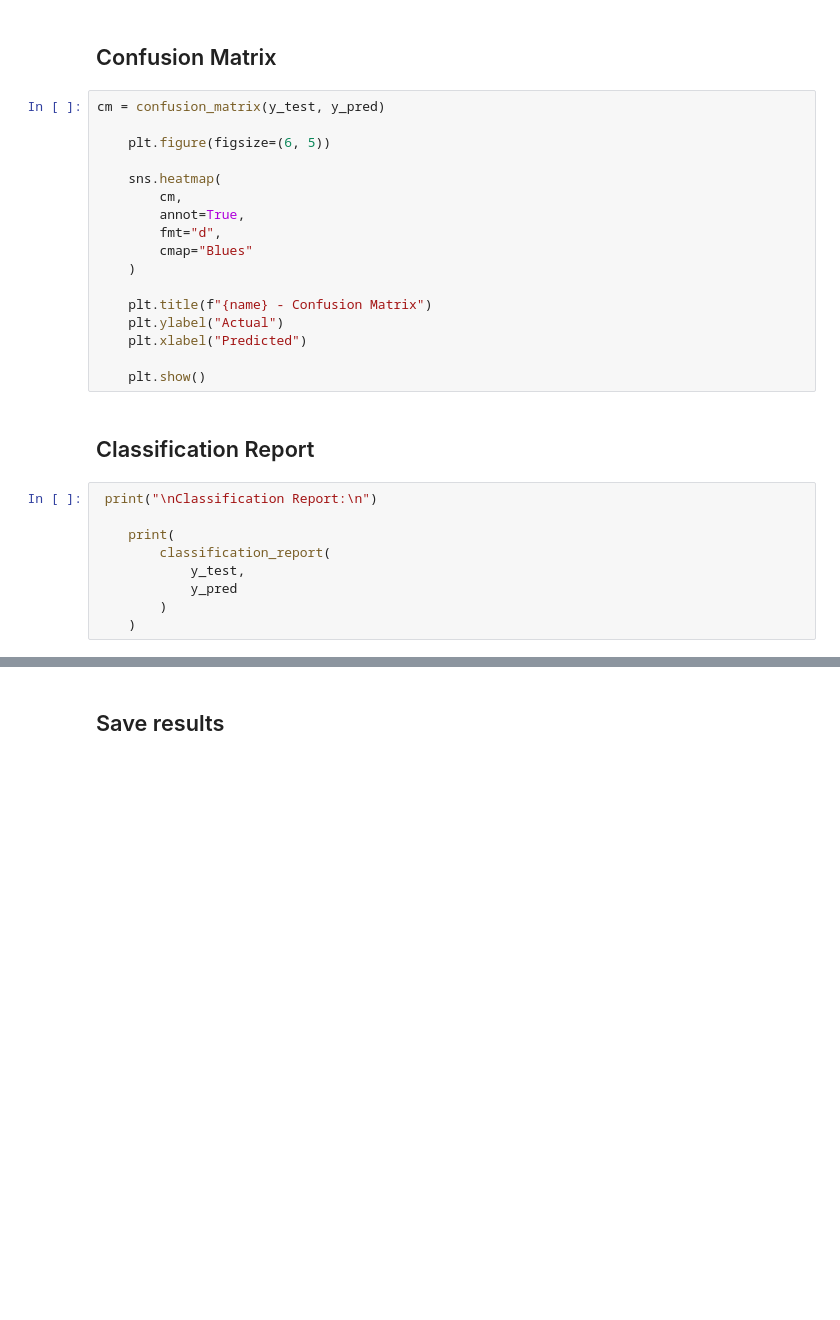
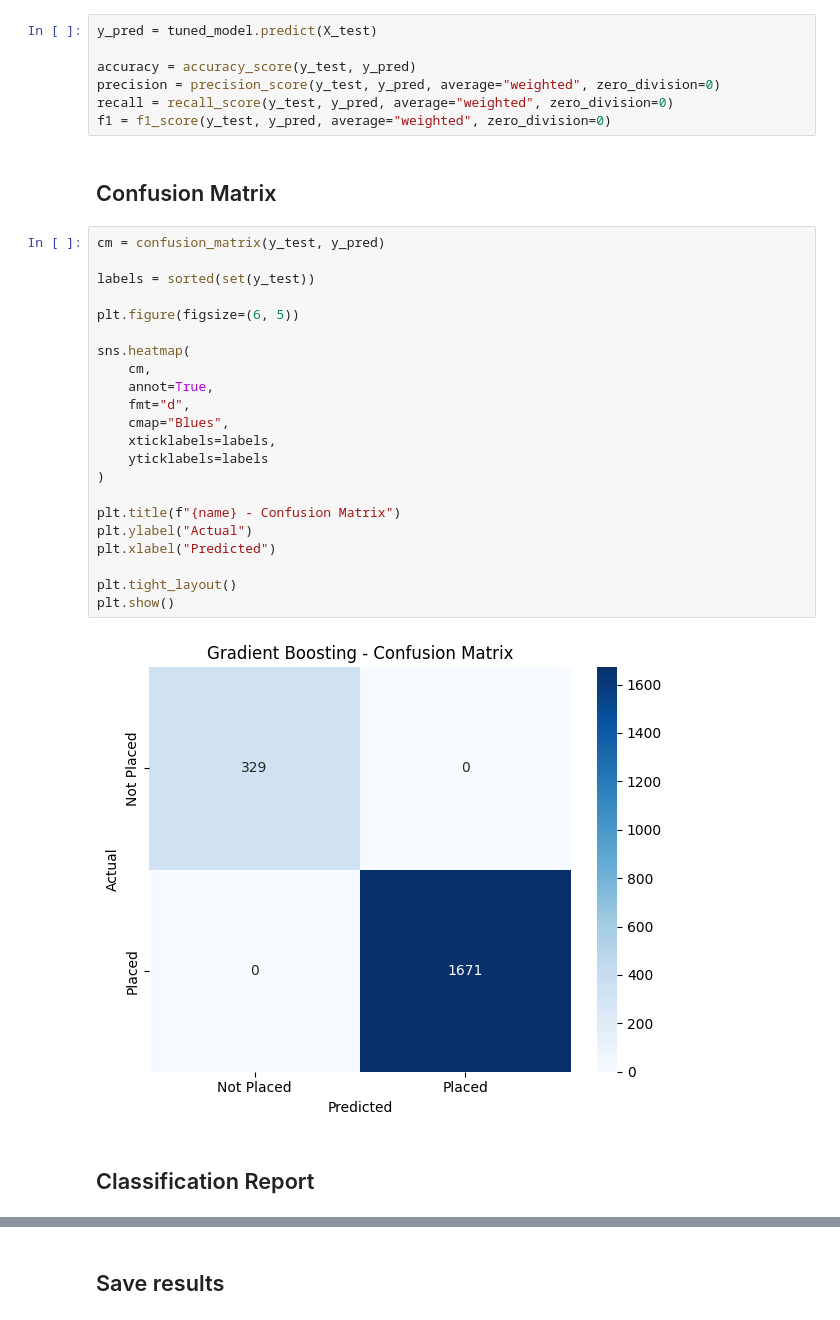
Before and after one commit to MylesFestus/Student-Performance-Prediction, a Jupyter notebook: notebooks/04-model-evaluation.ipynb, the cells around one changed output, grey strips where cells are left out. Drawn from its saved outputs; the diff is of its cells as text; blank space fills up the shorter version.

Commit message:
improving the models

```diff
--- a/notebooks/04-model-evaluation.ipynb
+++ b/notebooks/04-model-evaluation.ipynb
@@ -25,30 +58,35 @@ y_pred = tuned_model.predict(X_test)
+# %%
+y_pred = tuned_model.predict(X_test)
+
+accuracy = accuracy_score(y_test, y_pred)
+precision = precision_score(y_test, y_pred, average="weighted", zero_division=0)
+recall = recall_score(y_test, y_pred, average="weighted", zero_division=0)
+f1 = f1_score(y_test, y_pred, average="weighted", zero_division=0)
 # %% [markdown]
 ## Confusion Matrix
-# %%
-cm = confusion_matrix(y_test, y_pred)
-
-    plt.figure(figsize=(6, 5))
-
-    sns.heatmap(
-        cm,
-        annot=True,
-        fmt="d",
-        cmap="Blues"
-    )
-
-    plt.title(f"{name} - Confusion Matrix")
-    plt.ylabel("Actual")
-    plt.xlabel("Predicted")
-
-    plt.show()
+# %%
+cm = confusion_matrix(y_test, y_pred)
+
+labels = sorted(set(y_test))
+
+plt.figure(figsize=(6, 5))
+
+sns.heatmap(
+    cm,
+    annot=True,
+    fmt="d",
+    cmap="Blues",
+    xticklabels=labels,
+    yticklabels=labels
+)
+
+plt.title(f"{name} - Confusion Matrix")
+plt.ylabel("Actual")
+plt.xlabel("Predicted")
+
+plt.tight_layout()
+plt.show()
+# %% [output]
+[figure, added]
 # %% [markdown]
 ## Classification Report
-# %%
- print("\nClassification Report:\n")
-
-    print(
-        classification_report(
-            y_test,
-            y_pred
-        )
-    )
```
Also changed, not shown: parts of 5 cells of this notebook, 9 other files.
